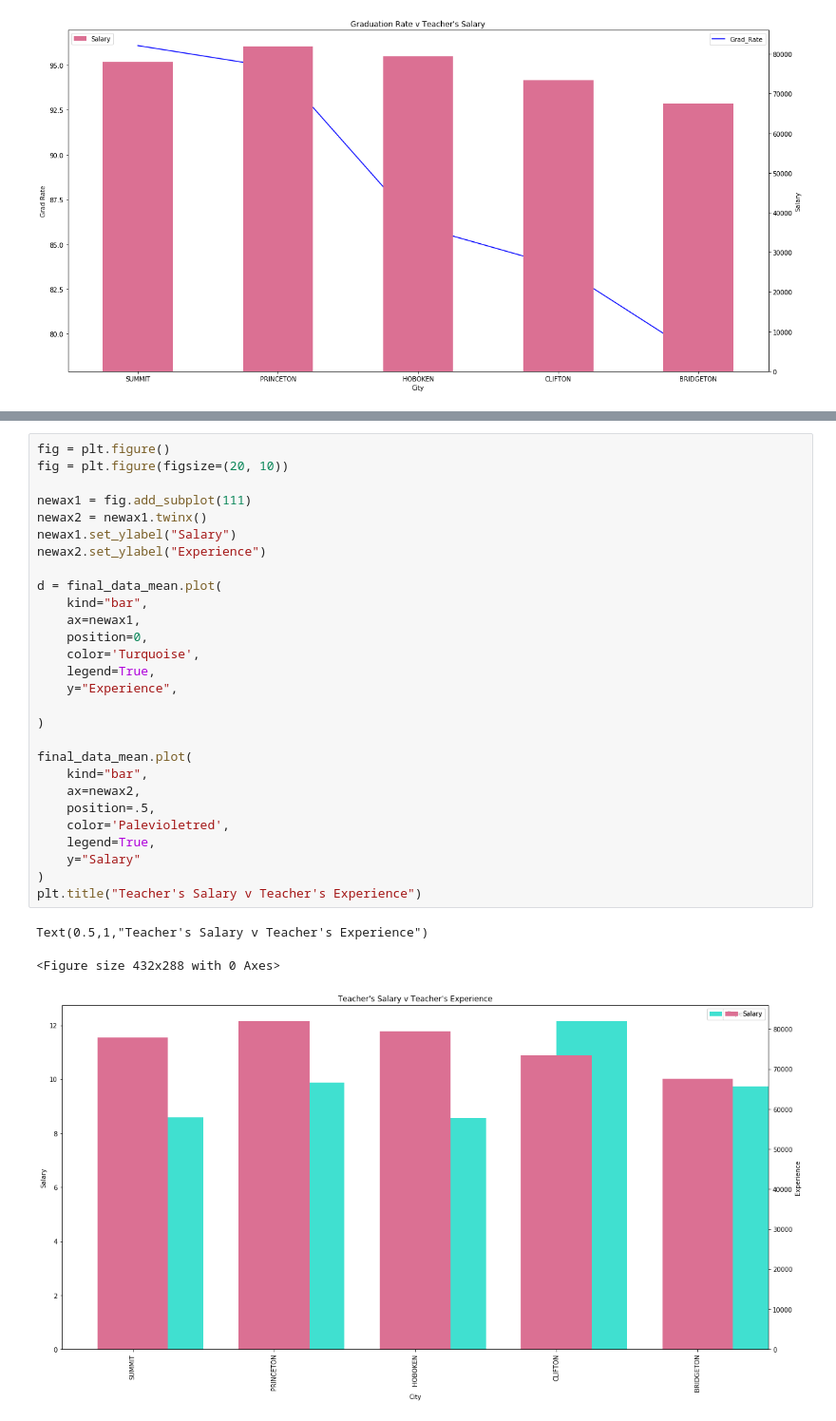
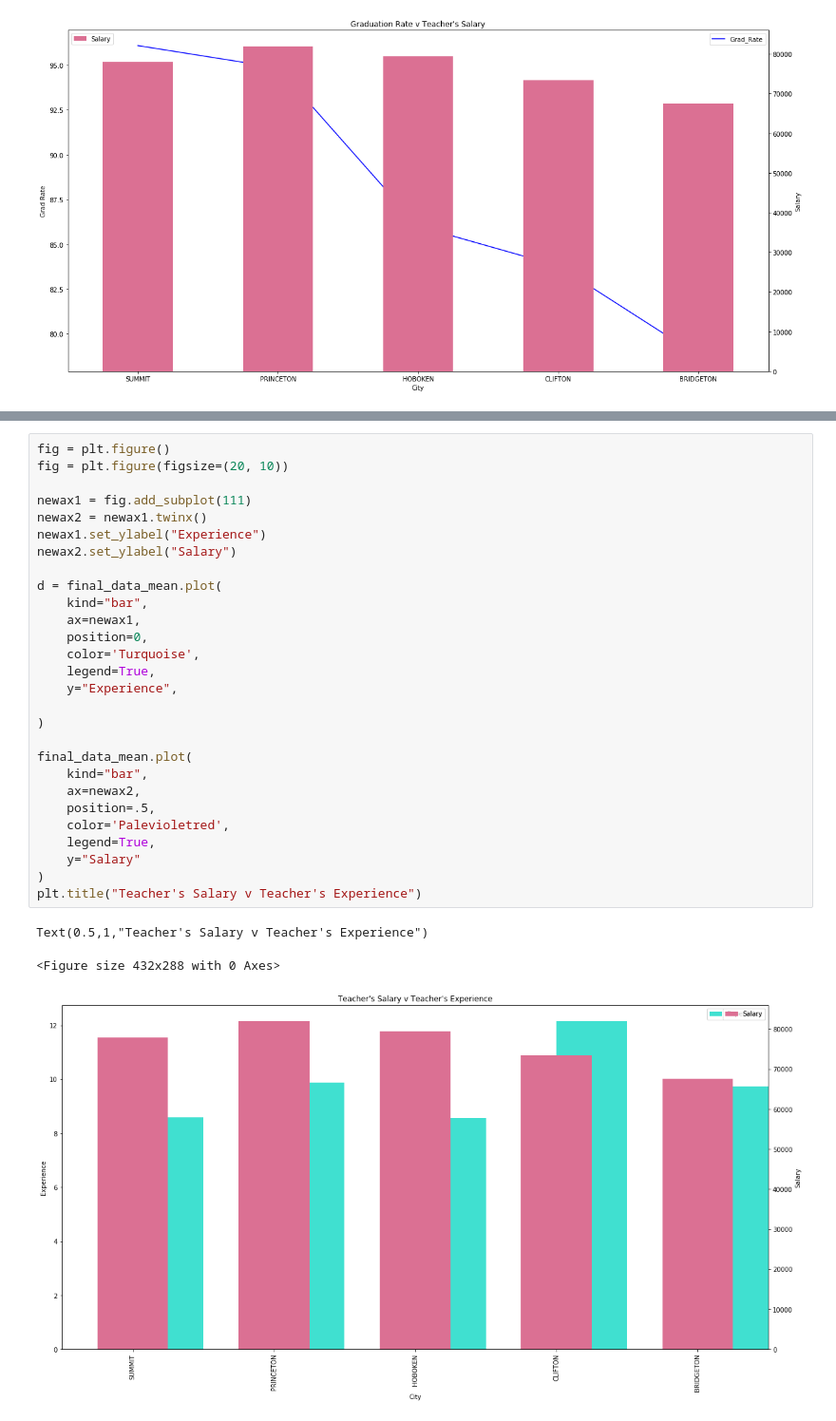
Before and after one commit to fab5-rutgers/first_project, a Jupyter notebook: Teacher_salary/Sal_Exp_Grad_V.5.ipynb, the cells around one changed output, grey strips where cells are left out. Shown at 95% size. Drawn from its saved outputs; the diff is of its cells as text.

```diff
--- a/Teacher_salary/Sal_Exp_Grad_V.5.ipynb
+++ b/Teacher_salary/Sal_Exp_Grad_V.5.ipynb
@@ -277,32 +241,32 @@ Text(0.5,1,"Graduation Rate v Teacher's Salary")
 # %%
 fig = plt.figure()
 fig = plt.figure(figsize=(20, 10))
 
 newax1 = fig.add_subplot(111)
 newax2 = newax1.twinx()
-newax1.set_ylabel("Salary")
-newax2.set_ylabel("Experience")
+newax1.set_ylabel("Experience")
+newax2.set_ylabel("Salary")
 
 d = final_data_mean.plot(
     kind="bar",
     ax=newax1,
     position=0,
     color='Turquoise',
     legend=True,
     y="Experience",
 
 )
 
 final_data_mean.plot(
     kind="bar",
     ax=newax2,
     position=.5,
     color='Palevioletred',
     legend=True,
     y="Salary"
 )
 plt.title("Teacher's Salary v Teacher's Experience")
 # %% [output]
 Text(0.5,1,"Teacher's Salary v Teacher's Experience")
 <Figure size 432x288 with 0 Axes>
-[figure, old version]
+[figure, new version]
```
Also changed, not shown: parts of 8 cells of this notebook, 3 other files.
